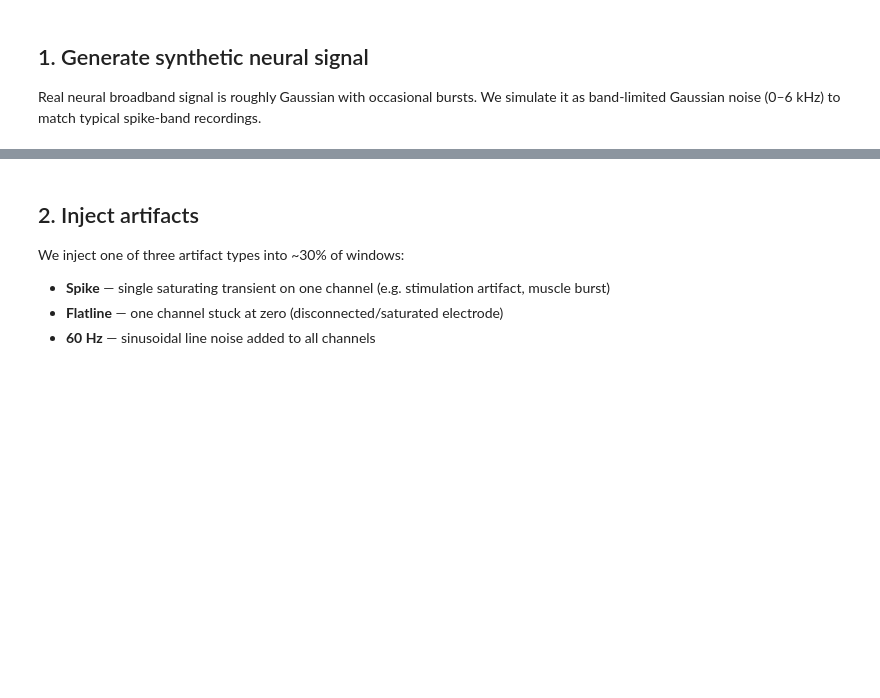
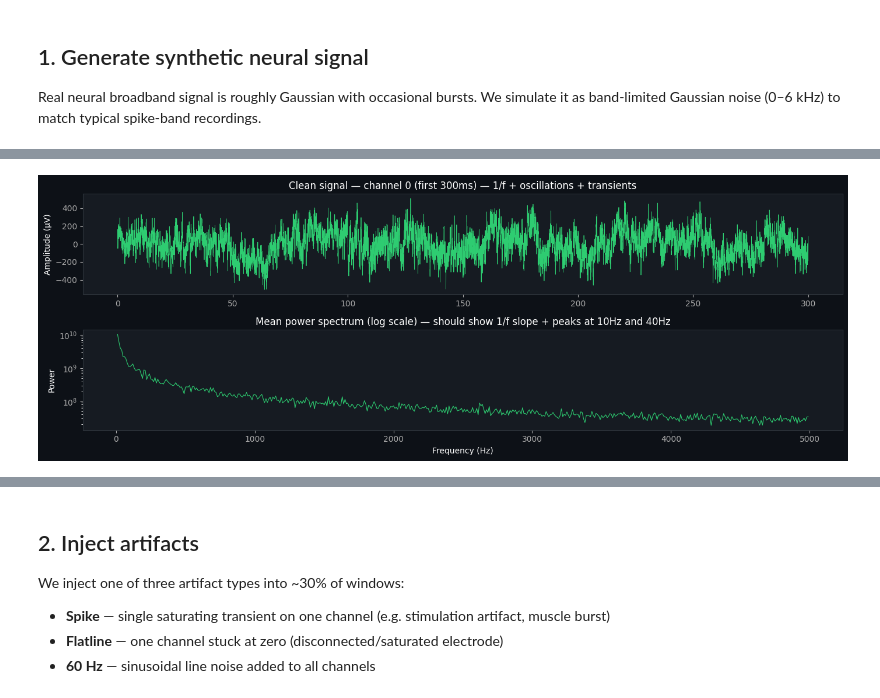
Before and after one commit to jamesmu03/artifact-reject, a Jupyter notebook: notebook/demo.ipynb, the cells around one changed output, grey strips where cells are left out. Cells and saved outputs as stored; diff of their text form; code cells hidden in the pictures; blank space fills up the shorter version.

```diff
--- a/notebook/demo.ipynb
+++ b/notebook/demo.ipynb
@@ -67,0 +40,100 @@ Signal stats — mean: 0.1 μV  std: 150.0 μV
+# %%
+N_WINDOWS   = 40
+DISPLAY_CH  = 0
+SIGNAL_STD  = 150   # microvolts, typical spike-band RMS
+
+# Oscillation amplitudes (well below artifact thresholds)
+ALPHA_AMP   = 25    # μV — 10 Hz alpha rhythm
+GAMMA_AMP   = 18    # μV — 40 Hz gamma rhythm
+TRANSIENT_AMP = 350 # μV — sub-threshold neural transients (spike threshold = 2000μV)
+TRANSIENTS_PER_WINDOW = 5
+
+def pink_noise(n_samples: int, rng) -> np.ndarray:
+    """Generate 1/f (pink) noise via frequency-domain shaping."""
+    freqs = np.fft.rfftfreq(n_samples)
+    freqs[0] = 1e-6          # avoid DC singularity
+    filt = 1.0 / np.sqrt(freqs)
+    filt[0] = 0              # zero DC
+    white = rng.normal(0, 1, n_samples)
+    shaped = np.fft.irfft(np.fft.rfft(white) * filt, n=n_samples)
+    return shaped / shaped.std()  # unit std; caller rescales
+
+
+def generate_clean_signal(n_windows, rng):
+    """Generate N windows of realistic synthetic neural broadband signal.
+
+    Each window (N_CHANNELS, WINDOW_SAMPLES) contains:
+      - 1/f pink noise scaled to SIGNAL_STD
+      - Occasional alpha (10 Hz) and gamma (40 Hz) oscillatory bursts
+      - Rare sub-threshold transients (brief spikes well below artifact level)
+    """
+    t = np.arange(WINDOW_SAMPLES) / SAMPLE_RATE_HZ
+
+    windows = []
+    for _ in range(n_windows):
+        # 1/f pink noise backbone
+        sig = np.stack([
+            pink_noise(WINDOW_SAMPLES, rng) * SIGNAL_STD
+            for _ in range(N_CHANNELS)
+        ], axis=0).astype(np.float32)
+
+        # Alpha burst (~10 Hz) — present in ~60% of windows, random phase
+        if rng.random() < 0.6:
+            amp   = rng.uniform(0.5, 1.0) * ALPHA_AMP
+            phase = rng.uniform(0, 2 * np.pi)
+            burst = amp * np.sin(2 * np.pi * 10 * t + phase)
+            sig  += burst[np.newaxis, :]   # broadcast across channels
+
+        # Gamma burst (~40 Hz) — present in ~40% of windows, random channels
+        if rng.random() < 0.4:
+            amp    = rng.uniform(0.5, 1.0) * GAMMA_AMP
+            phase  = rng.uniform(0, 2 * np.pi)
+            burst  = amp * np.sin(2 * np.pi * 40 * t + phase)
+            ch_sel = rng.choice(N_CHANNELS, size=rng.integers(4, 12), replace=False)
+            sig[ch_sel] += burst
+
+        # Sub-threshold transients — brief spikes too small to trigger detection
+        n_transients = rng.integers(2, TRANSIENTS_PER_WINDOW * 2)
+        for _ in range(n_transients):
+            ch  = rng.integers(0, N_CHANNELS)
+            idx = rng.integers(0, WINDOW_SAMPLES)
+            amp = rng.uniform(0.3, 1.0) * TRANSIENT_AMP * rng.choice([-1, 1])
+            width = rng.integers(1, 4)
+            sig[ch, idx:idx + width] += amp
+
+        windows.append(sig)
+
+    return np.stack(windows, axis=0)   # (n_windows, N_CHANNELS, WINDOW_SAMPLES)
+
+
+clean = generate_clean_signal(N_WINDOWS, rng)
+
+# Plot one channel of clean signal
+fig, axes = plt.subplots(2, 1, figsize=(14, 5))
+t_ms = np.arange(WINDOW_SAMPLES * 3) / SAMPLE_RATE_HZ * 1000
+
+sample = clean[:3, DISPLAY_CH, :].flatten()
+axes[0].plot(t_ms, sample, color='#2ecc71', linewidth=0.6)
+axes[0].set_ylabel('Amplitude (μV)')
+axes[0].set_title(f'Clean signal — channel {DISPLAY_CH} (first 300ms) — 1/f + oscillations + transients')
+axes[0].set_facecolor('#161b22')
+
+# Power spectrum
+freqs = np.fft.rfftfreq(WINDOW_SAMPLES, d=1/SAMPLE_RATE_HZ)
+psd   = np.mean(np.abs(np.fft.rfft(clean[:, DISPLAY_CH, :], axis=1))**2, axis=0)
+axes[1].semilogy(freqs[1:500], psd[1:500], color='#2ecc71', linewidth=0.8)
+axes[1].set_xlabel('Frequency (Hz)')
+axes[1].set_ylabel('Power')
+axes[1].set_title('Mean power spectrum (log scale) — should show 1/f slope + peaks at 10Hz and 40Hz')
+axes[1].set_facecolor('#161b22')
+
+for ax in axes:
+    for spine in ax.spines.values(): spine.set_edgecolor('#30363d')
+    ax.tick_params(colors='#aaa')
+
+fig.patch.set_facecolor('#0d1117')
+plt.tight_layout()
+plt.show()
+print(f'Signal stats — mean: {clean.mean():.1f} μV  std: {clean.std():.1f} μV  max: {clean.max():.1f} μV')
+# %% [output]
+[figure, added]
```
Also changed, not shown: parts of 7 cells of this notebook.
